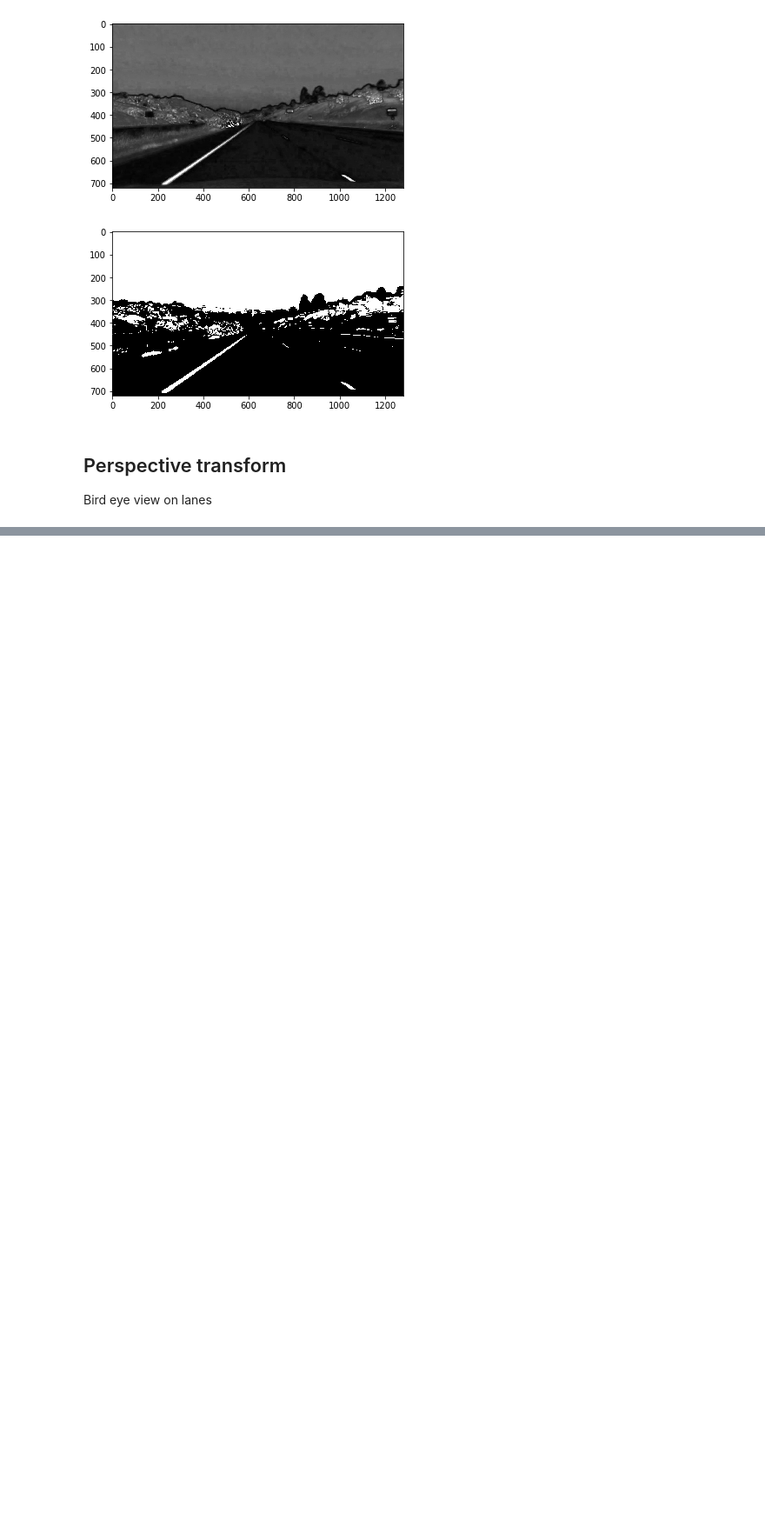
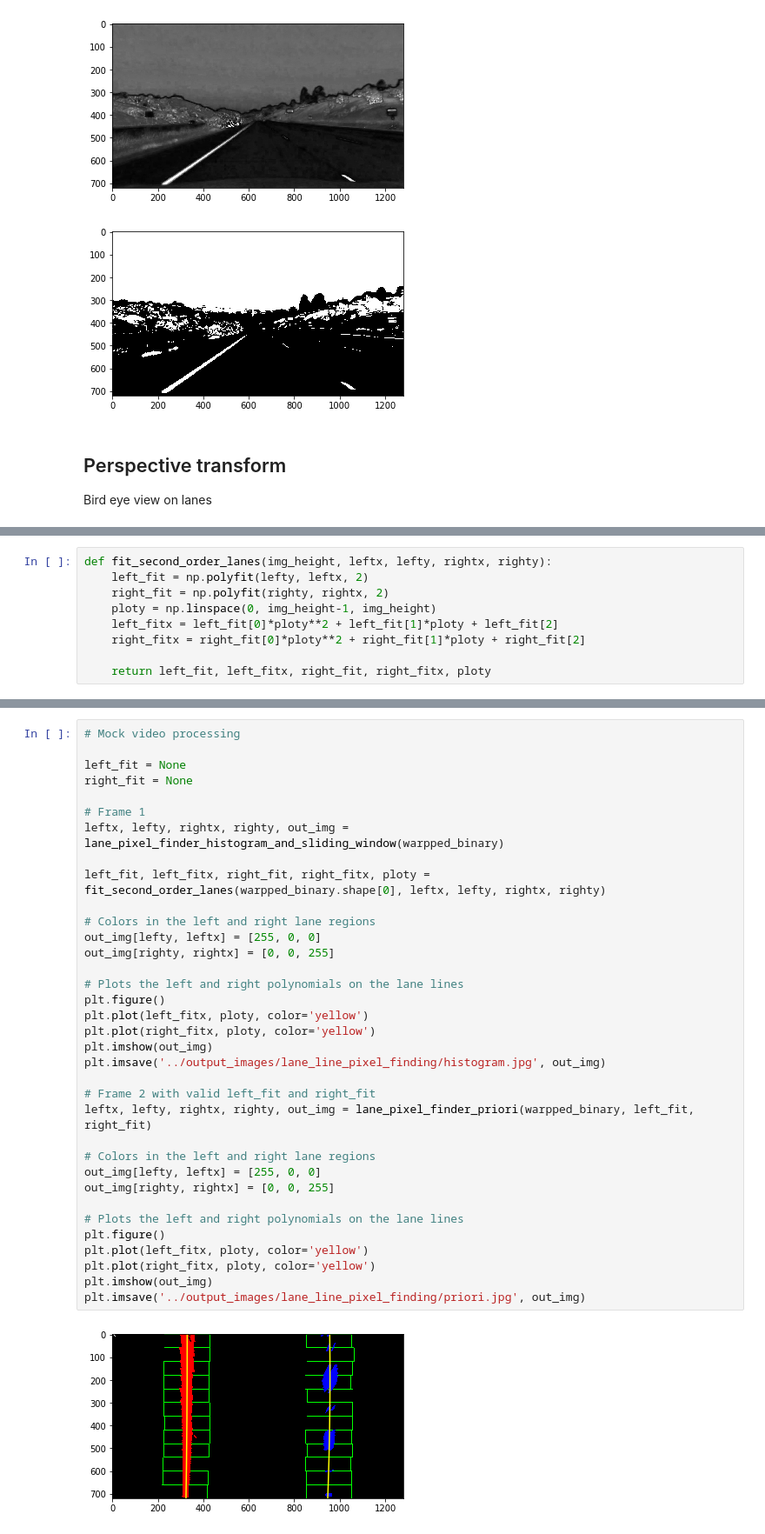
Before and after one commit to ytian81/CarND-Advanced-Lane-Lines, a Jupyter notebook: examples/example.ipynb, the cells around one changed output, grey strips where cells are left out. Shown at 87% size. Drawn from its saved outputs; the diff is of its cells as text; blank space fills up the shorter version.

```diff
--- a/examples/example.ipynb
+++ b/examples/example.ipynb
@@ -381,0 +467,9 @@ Bird eye view on lanes
+# %%
+def fit_second_order_lanes(img_height, leftx, lefty, rightx, righty):
+    left_fit = np.polyfit(lefty, leftx, 2)
+    right_fit = np.polyfit(righty, rightx, 2)
+    ploty = np.linspace(0, img_height-1, img_height)
+    left_fitx = left_fit[0]*ploty**2 + left_fit[1]*ploty + left_fit[2]
+    right_fitx = right_fit[0]*ploty**2 + right_fit[1]*ploty + right_fit[2]
+
+    return left_fit, left_fitx, right_fit, right_fitx, ploty
@@ -381,0 +512,37 @@ Bird eye view on lanes
+# %%
+# Mock video processing
+
+left_fit = None
+right_fit = None
+
+# Frame 1
+leftx, lefty, rightx, righty, out_img = lane_pixel_finder_histogram_and_sliding_window(warpped_binary)
+
+left_fit, left_fitx, right_fit, right_fitx, ploty = fit_second_order_lanes(warpped_binary.shape[0], leftx, lefty, rightx, righty)
+
+# Colors in the left and right lane regions
+out_img[lefty, leftx] = [255, 0, 0]
+out_img[righty, rightx] = [0, 0, 255]
+
+# Plots the left and right polynomials on the lane lines
+plt.figure()
+plt.plot(left_fitx, ploty, color='yellow')
+plt.plot(right_fitx, ploty, color='yellow')
+plt.imshow(out_img)
+plt.imsave('../output_images/lane_line_pixel_finding/histogram.jpg', out_img)
+
+# Frame 2 with valid left_fit and right_fit
+leftx, lefty, rightx, righty, out_img = lane_pixel_finder_priori(warpped_binary, left_fit, right_fit)
+
+# Colors in the left and right lane regions
+out_img[lefty, leftx] = [255, 0, 0]
+out_img[righty, rightx] = [0, 0, 255]
+
+# Plots the left and right polynomials on the lane lines
+plt.figure()
+plt.plot(left_fitx, ploty, color='yellow')
+plt.plot(right_fitx, ploty, color='yellow')
+plt.imshow(out_img)
+plt.imsave('../output_images/lane_line_pixel_finding/priori.jpg', out_img)
+# %% [output]
+[figure, added]
```
Also changed, not shown: parts of 28 cells of this notebook, 36 other files.
